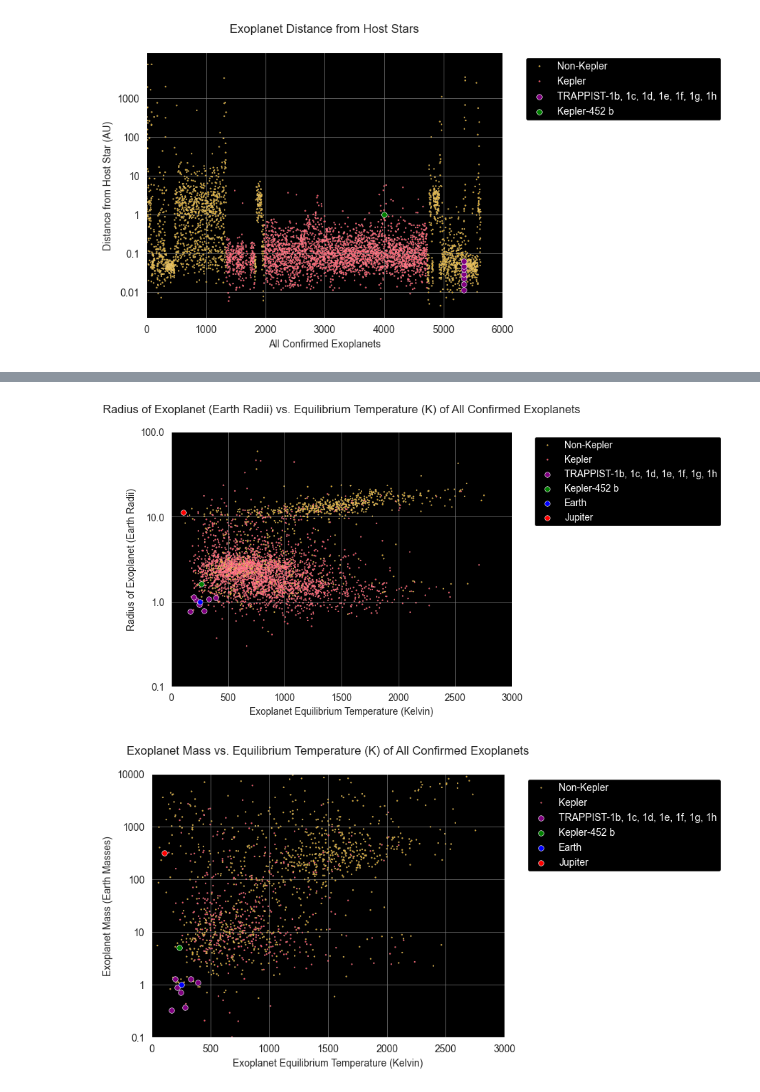
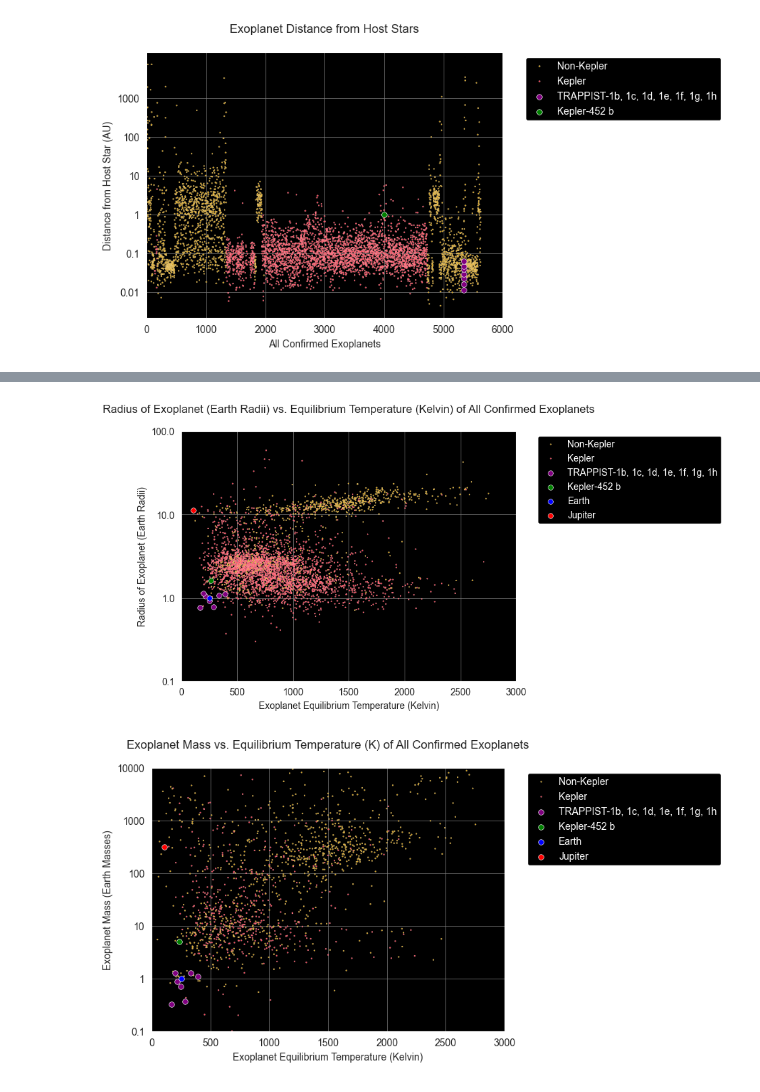
Before and after one commit to Graviton12/Exoplanet-Data-Analysis, a Jupyter notebook: exoplanetScatterplots.ipynb, the cells around one changed output, grey strips where cells are left out. Drawn from its saved outputs; the diff is of its cells as text; code cells hidden in the pictures.

```diff
--- a/exoplanetScatterplots.ipynb
+++ b/exoplanetScatterplots.ipynb
@@ -46,7 +46,7 @@ combined_data = pd.concat([filtered_exoplanets, earth, jupiter], ignore_index=Tr
 
 # Function to determine if a planet is Kepler or not
 def is_kepler(planet_name):
-    return 'Kepler' if 'Kepler' in planet_name or 'K2' in planet_name else 'Non-Kepler'
+    return 'Kepler' if 'Kepler' in planet_name or 'K2' in planet_name or 'EPIC' in planet_name or 'KOI' in planet_name else 'Non-Kepler'
 
 # Create a new column 'Kepler Planet' based on the 'planet_name' column
 filtered_exoplanets['Kepler Planet'] = filtered_exoplanets['planet_name'].apply(is_kepler)
@@ -133,7 +133,7 @@ combined_data = pd.concat([filtered_exoplanets, earth, jupiter], ignore_index=Tr
 
 # Function to determine if a planet is Kepler or not
 def is_kepler(planet_name):
-    return 'Kepler' if 'Kepler' in planet_name or 'K2' in planet_name else 'Non-Kepler'
+    return 'Kepler' if 'Kepler' in planet_name or 'K2' in planet_name or 'EPIC' in planet_name or 'KOI' in planet_name else 'Non-Kepler'
 
 # Create a new column 'Kepler Planet' based on the 'planet_name' column
 filtered_exoplanets['Kepler Planet'] = filtered_exoplanets['planet_name'].apply(is_kepler)
@@ -214,7 +214,7 @@ combined_data = pd.concat([filtered_exoplanets, jupiter, earth], ignore_index=Tr
 
 # Function to determine if a planet is Kepler or not
 def is_kepler(planet_name):
-    return 'Kepler' if 'Kepler' in planet_name or 'K2' in planet_name else 'Non-Kepler'
+    return 'Kepler' if 'Kepler' in planet_name or 'K2' in planet_name or 'EPIC' in planet_name or 'KOI' in planet_name else 'Non-Kepler'
 
 # Create a new column 'Kepler Planet' based on the 'planet_name' column
 filtered_exoplanets['Kepler Planet'] = filtered_exoplanets['planet_name'].apply(is_kepler)
@@ -296,7 +296,7 @@ combined_data = pd.concat([filtered_exoplanets, jupiter, earth], ignore_index=Tr
 
 # Function to determine if a planet is Kepler or not
 def is_kepler(planet_name):
-    return 'Kepler' if 'Kepler' in planet_name or 'K2' in planet_name else 'Non-Kepler'
+    return 'Kepler' if 'Kepler' in planet_name or 'K2' in planet_name or 'EPIC' in planet_name or 'KOI' in planet_name else 'Non-Kepler'
 
 # Create a new column 'Kepler Planet' based on the 'planet_name' column
 filtered_exoplanets['Kepler Planet'] = filtered_exoplanets['planet_name'].apply(is_kepler)
@@ -494,6 +910,7 @@ jupiter = pd.DataFrame({
     'planet_equil_temp_k': [110]
 })
 
+
 # Group the data by planet name and take the mean of duplicate values for numeric columns
 grouped_data = filtered_exoplanets.groupby('planet_name').agg({
     'planet_rad_earth_rad': 'mean',
@@ -505,7 +922,7 @@ grouped_data = filtered_exoplanets.groupby('planet_name').agg({
 sns.scatterplot(data=grouped_data, x='planet_equil_temp_k', y='planet_rad_earth_rad', hue='Kepler Planet', palette=colors, s=2)
 plt.xlabel('Exoplanet Equilibrium Temperature (Kelvin)')
 plt.ylabel('Radius of Exoplanet (Earth Radii)')
-plt.title('Radius of Exoplanet (Earth Radii) vs. Equilibrium Temperature (K) of All Confirmed Exoplanets', pad=20)
+plt.title('Radius of Exoplanet (Earth Radii) vs. Equilibrium Temperature (Kelvin) of All Confirmed Exoplanets', pad=20)
 
 # Set fixed x-axis limits
 plt.xlim(0, 3000)
@@ -516,34 +933,34 @@ plt.yscale('log')
 # Set y-axis limits
 plt.ylim(0.1, 100)
 
 # Customize tick label format
 plt.gca().yaxis.set_major_formatter(ScalarFormatter())
 
 # Highlight TRAPPIST points
 highlighted_trappist = grouped_data[grouped_data['planet_name'].str.contains('TRAPPIST')]
 sns.scatterplot(data=highlighted_trappist, x='planet_equil_temp_k', y='planet_rad_earth_rad', color='purple', edgecolor='white', s=30, label='TRAPPIST-1b, 1c, 1d, 1e, 1f, 1g, 1h')
 
 # Highlight specific point for Kepler-452
 kepler452b_temp = 265
 kepler452b_radius = 1.6
 sns.scatterplot(x=[kepler452b_temp], y=[kepler452b_radius], color='green', edgecolor='white', s=30, label='Kepler-452 b')
 
 # Highlight specific points for Earth and Jupiter
 sns.scatterplot(data=earth, x='planet_equil_temp_k', y='planet_rad_earth_rad', color='blue', edgecolor='white', s=30, label='Earth')
 sns.scatterplot(data=jupiter, x='planet_equil_temp_k', y='planet_rad_earth_rad', color='red', edgecolor='white', s=30, label='Jupiter')
 
 
 # Change the grid color to be more visible on black background
 plt.grid(color='gray', linestyle='-', linewidth=0.5)
 
 # Adjust the legend
 legend = plt.legend(facecolor='black', edgecolor='white', framealpha=1, fontsize=10, bbox_to_anchor=(1.05, 1), loc='upper left')
 for text in legend.get_texts():
     text.set_color('white')
 
 plt.show()
 # %% [output]
-[figure, old version]
+[figure, new version]
 # %%
 # Sample data for Jupiter and Earth
 jupiter = pd.DataFrame({
```
Also changed, not shown: parts of 10 cells of this notebook.
